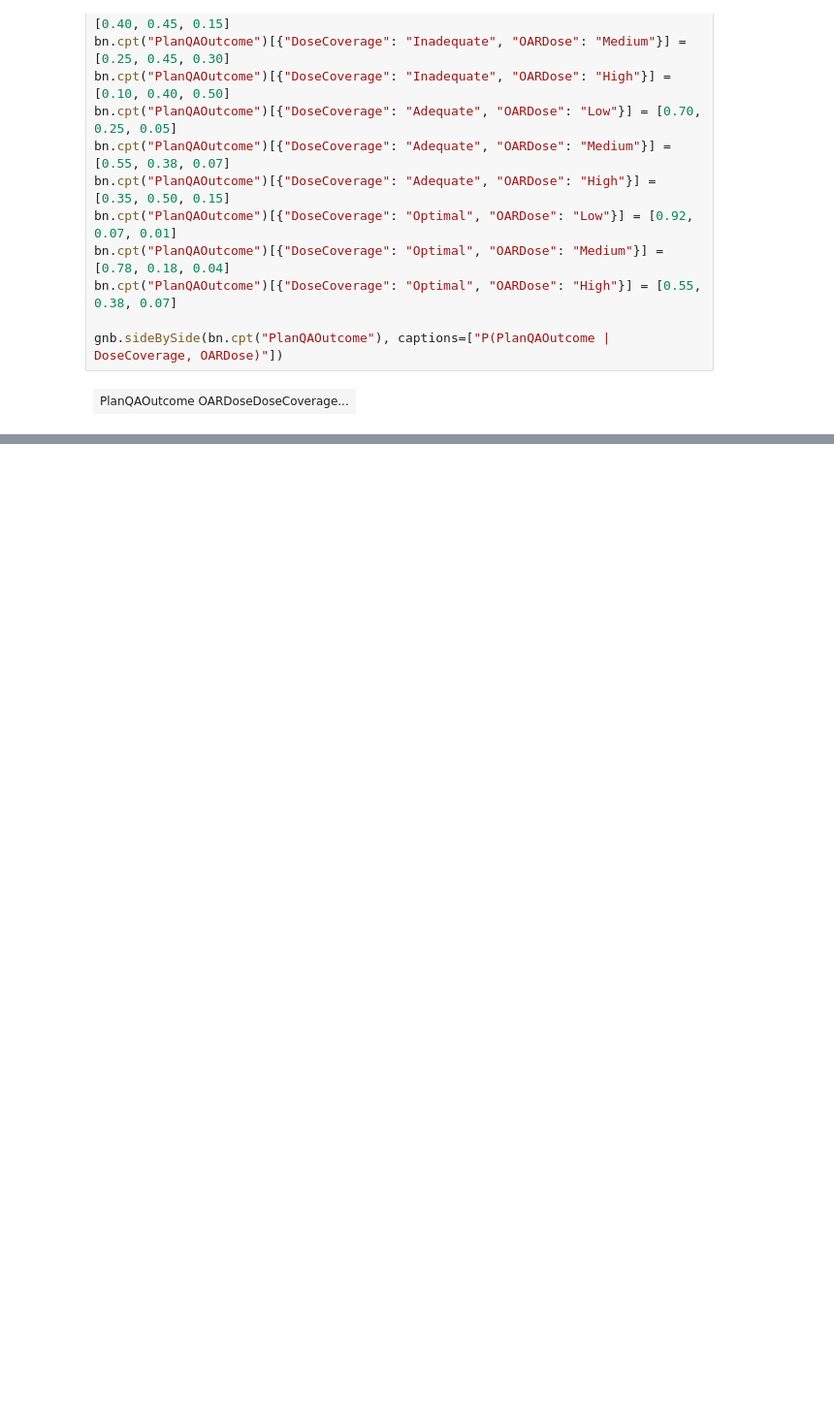
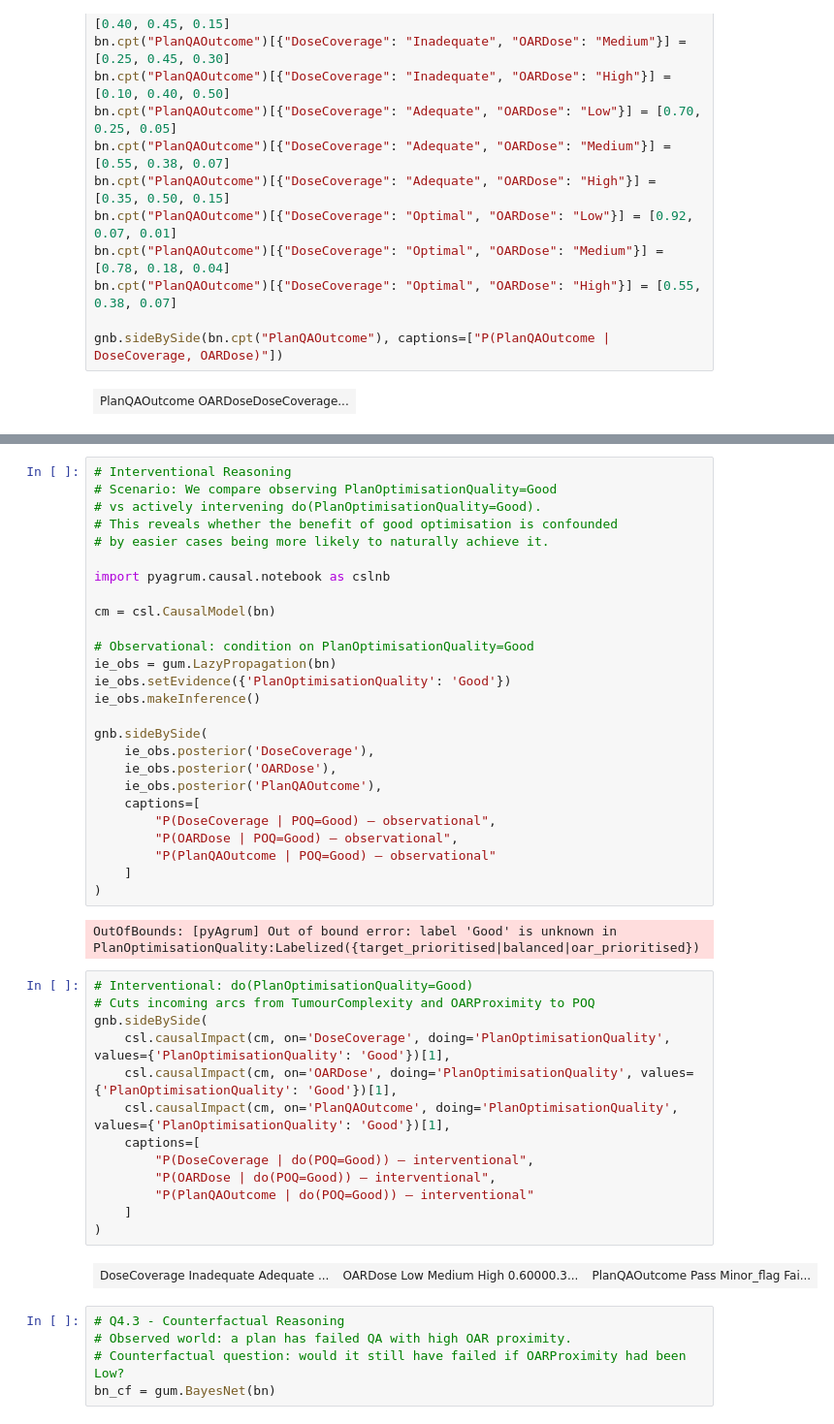
Before and after one commit to mahinm23/Radiotherapy-BN, a Jupyter notebook: ECS647U_BN_Radiotherapy.ipynb, the cells around one changed output, grey strips where cells are left out. Shown at 97% size. Cells and saved outputs as stored; diff of their text form; blank space fills up the shorter version.

```diff
--- a/ECS647U_BN_Radiotherapy.ipynb
+++ b/ECS647U_BN_Radiotherapy.ipynb
@@ -190,0 +222,48 @@ gnb.sideBySide(bn.cpt("PlanQAOutcome"), captions=["P(PlanQAOutcome | DoseCoverag
+# %%
+# Interventional Reasoning
+# Scenario: We compare observing PlanOptimisationQuality=Good
+# vs actively intervening do(PlanOptimisationQuality=Good).
+# This reveals whether the benefit of good optimisation is confounded
+# by easier cases being more likely to naturally achieve it.
+
+import pyagrum.causal.notebook as cslnb
+
+cm = csl.CausalModel(bn)
+
+# Observational: condition on PlanOptimisationQuality=Good
+ie_obs = gum.LazyPropagation(bn)
+ie_obs.setEvidence({'PlanOptimisationQuality': 'Good'})
+ie_obs.makeInference()
+
+gnb.sideBySide(
+    ie_obs.posterior('DoseCoverage'),
+    ie_obs.posterior('OARDose'),
+    ie_obs.posterior('PlanQAOutcome'),
+    captions=[
+        "P(DoseCoverage | POQ=Good) — observational",
+        "P(OARDose | POQ=Good) — observational",
+        "P(PlanQAOutcome | POQ=Good) — observational"
+    ]
+)
+# %% [output]
+OutOfBounds: [pyAgrum] Out of bound error: label 'Good' is unknown in PlanOptimisationQuality:Labelized({target_prioritised|balanced|oar_prioritised})
+# %%
+# Interventional: do(PlanOptimisationQuality=Good)
+# Cuts incoming arcs from TumourComplexity and OARProximity to POQ
+gnb.sideBySide(
+    csl.causalImpact(cm, on='DoseCoverage', doing='PlanOptimisationQuality', values={'PlanOptimisationQuality': 'Good'})[1],
+    csl.causalImpact(cm, on='OARDose', doing='PlanOptimisationQuality', values={'PlanOptimisationQuality': 'Good'})[1],
+    csl.causalImpact(cm, on='PlanQAOutcome', doing='PlanOptimisationQuality', values={'PlanOptimisationQuality': 'Good'})[1],
+    captions=[
+        "P(DoseCoverage | do(POQ=Good)) — interventional",
+        "P(OARDose | do(POQ=Good)) — interventional",
+        "P(PlanQAOutcome | do(POQ=Good)) — interventional"
+    ]
+)
+# %% [output]
+| DoseCoverage Inadequate Adequate ... | OARDose Low Medium High 0.60000.3... | PlanQAOutcome Pass Minor_flag Fai... |
+# %%
+# Q4.3 - Counterfactual Reasoning
+# Observed world: a plan has failed QA with high OAR proximity.
+# Counterfactual question: would it still have failed if OARProximity had been Low?
+bn_cf = gum.BayesNet(bn)
```
Also changed, not shown: parts of 11 cells of this notebook.
